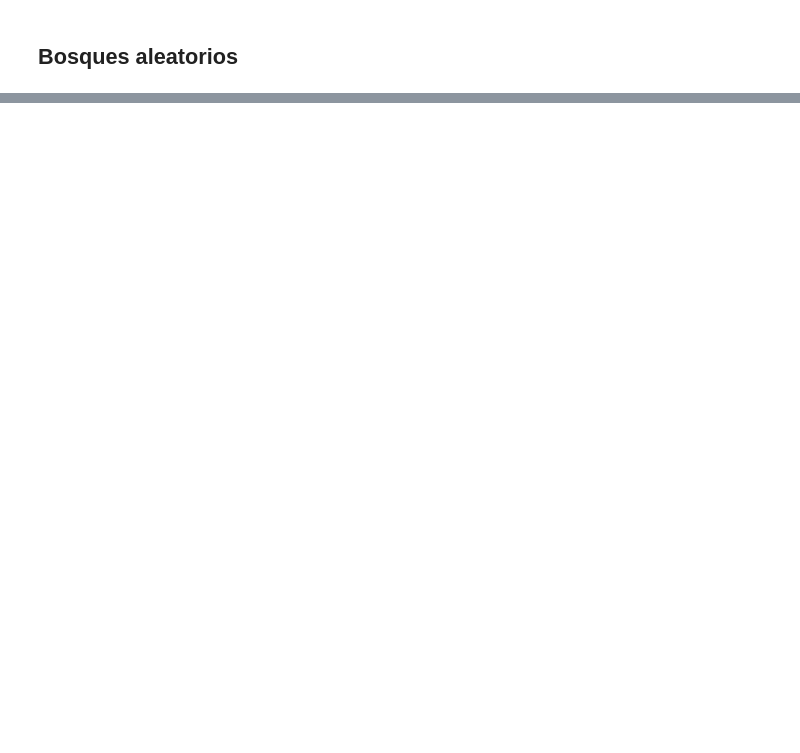
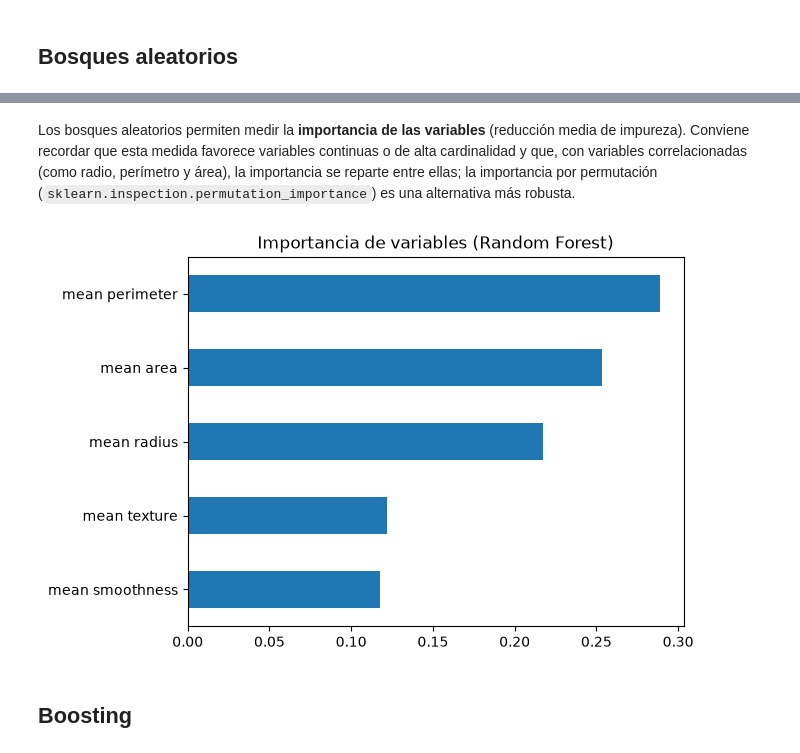
Before and after one commit to contreras-juan/Material-Ciencia-de-Datos, a Jupyter notebook: Machine_Learning/09_ensamble.ipynb, the cells around one changed output, grey strips where cells are left out. Cells and saved outputs as stored; diff of their text form; code cells hidden in the pictures; blank space fills up the shorter version.

Commit message:
feature: revisión del cuaderno de ensamble con AdaBoost, Gradient Boosting, XGBoost, LightGBM y CatBoost
Co-Authored-By: Claude Sonnet 5.5 <noreply@anthropic.com>

```diff
--- a/Machine_Learning/09_ensamble.ipynb
+++ b/Machine_Learning/09_ensamble.ipynb
@@ -228,0 +374,10 @@ weighted avg       0.92      0.91      0.91       114
+# %% [markdown]
+Los bosques aleatorios permiten medir la **importancia de las variables** (reducción media de impureza). Conviene recordar que esta medida favorece variables continuas o de alta cardinalidad y que, con variables correlacionadas (como radio, perímetro y área), la importancia se reparte entre ellas; la importancia por permutación (`sklearn.inspection.permutation_importance`) es una alternativa más robusta.
+# %%
+importancias = pd.Series(clf.feature_importances_, index=X.columns).sort_values()
+importancias.plot.barh(title='Importancia de variables (Random Forest)')
+plt.show()
+# %% [output]
+[figure, added]
+# %% [markdown]
+<h2> Boosting </h2>
```
Also changed, not shown: parts of 67 cells of this notebook.
